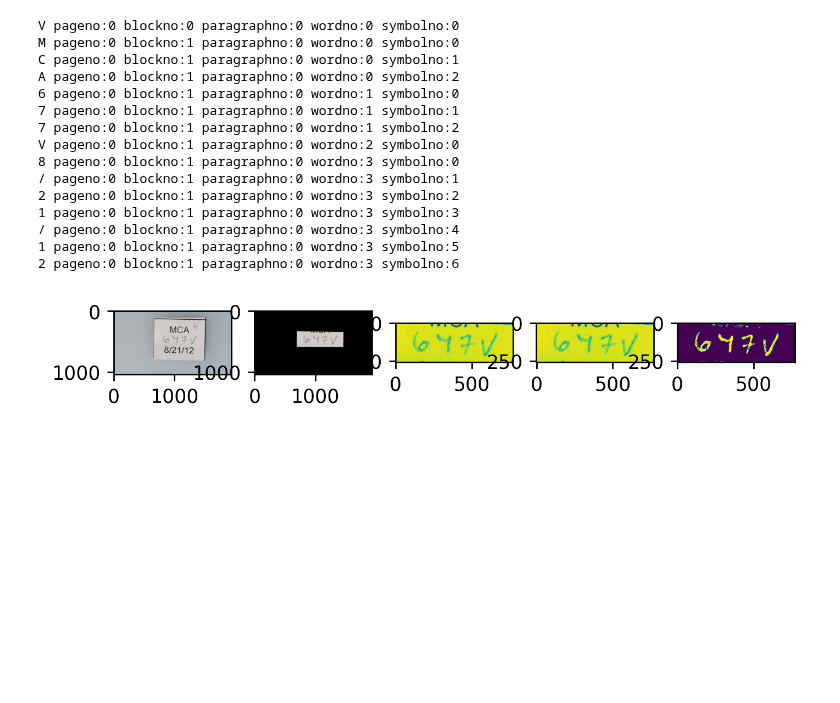
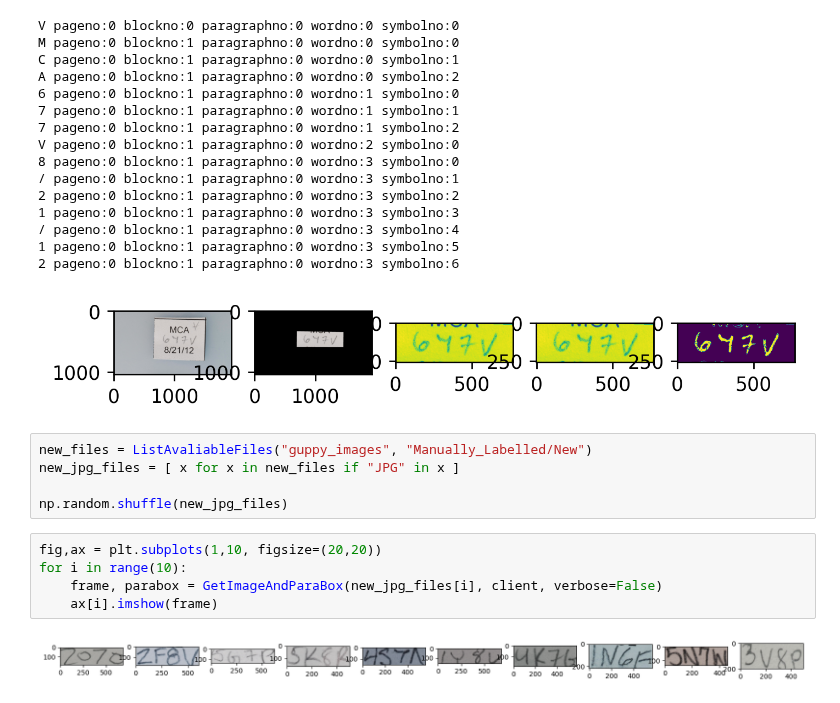
Before and after one commit to Jor-Lee/Guppies, a Jupyter notebook: Python_Files/ML_preprocessing.ipynb, the cells around one changed output. Cells and saved outputs as stored; diff of their text form; blank space fills up the shorter version.

```diff
--- a/Python_Files/ML_preprocessing.ipynb
+++ b/Python_Files/ML_preprocessing.ipynb
@@ -420,3 +487,15 @@ V pageno:0 blockno:1 paragraphno:0 wordno:2 symbolno:0
 1 pageno:0 blockno:1 paragraphno:0 wordno:3 symbolno:5
 2 pageno:0 blockno:1 paragraphno:0 wordno:3 symbolno:6
 [figure]
+# %%
+new_files = ListAvaliableFiles("guppy_images", "Manually_Labelled/New")
+new_jpg_files = [ x for x in new_files if "JPG" in x ]
+
+np.random.shuffle(new_jpg_files)
+# %%
+fig,ax = plt.subplots(1,10, figsize=(20,20))
+for i in range(10):
+    frame, parabox = GetImageAndParaBox(new_jpg_files[i], client, verbose=False)
+    ax[i].imshow(frame)
+# %% [output]
+[figure, added]
```
Also changed, not shown: parts of 3 cells of this notebook.
